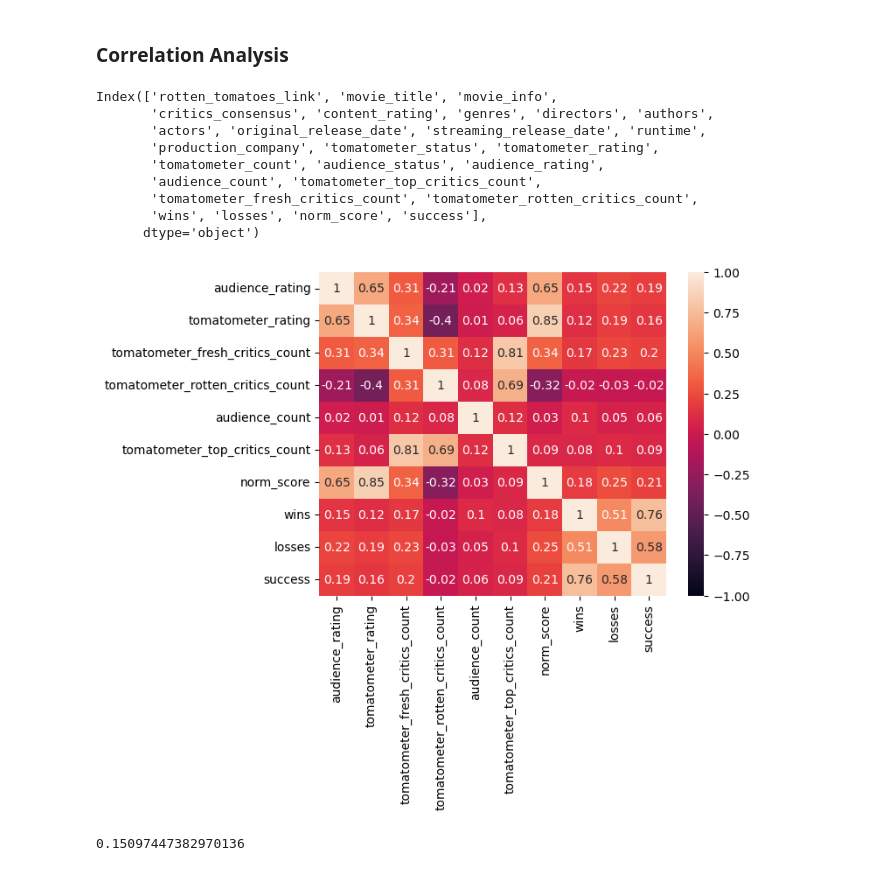
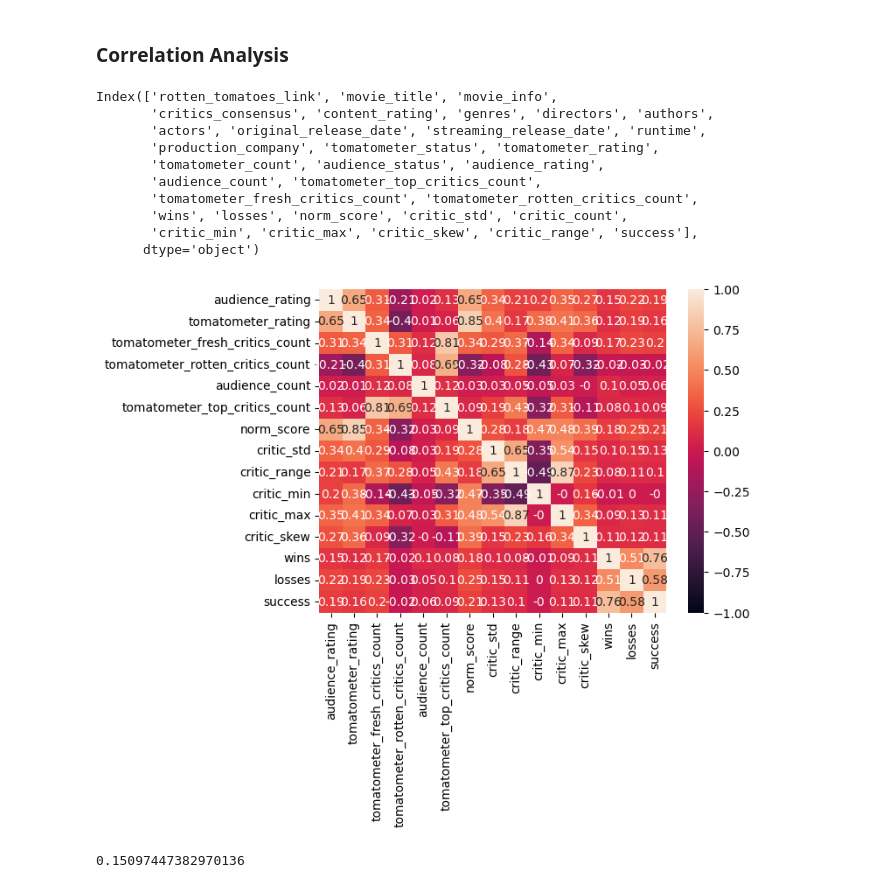
Before and after one commit to Jonathan-Alexander/DATA515-RottenTomatoesAnalysis, a Jupyter notebook: rotten_tomatoes/q2_modeling.ipynb, the cells around one changed output. Drawn from its saved outputs; the diff is of its cells as text; code cells hidden in the pictures.

Commit message:
Add scaler and critic distribution features

```diff
--- a/rotten_tomatoes/q2_modeling.ipynb
+++ b/rotten_tomatoes/q2_modeling.ipynb
@@ -170,2 +188,3 @@ cr = cr.dropna(subset = ['norm_score'])
 # %%
-avg_critic_scores = cr.groupby('rotten_tomatoes_link')['norm_score'].mean()
+avg_critic_scores = cr.groupby('rotten_tomatoes_link')['norm_score'].describe()
+avg_critic_scores.head()
@@ -172,2 +199,5 @@ avg_critic_scores = cr.groupby('rotten_tomatoes_link')['norm_score'].mean()
 # %%
-data = pd.merge(movies_with_wl, avg_critic_scores, on='rotten_tomatoes_link', how='left')
+data = pd.merge(movies_with_wl, avg_critic_scores[['mean', 'std', 'count', 'min', 'max']], on='rotten_tomatoes_link', how='left')
+data = pd.merge(data, cr.groupby('rotten_tomatoes_link')['norm_score'].skew().rename('critic_skew').abs(), on='rotten_tomatoes_link', how='left')
+data = data.rename({'mean': 'norm_score', 'std':'critic_std', 'count': 'critic_count', 'min': 'critic_min', 'max': 'critic_max'}, axis=1)
+data['critic_range'] = data.critic_max - data.critic_min
@@ -313,13 +354,14 @@ Index(['rotten_tomatoes_link', 'movie_title', 'movie_info',
        'tomatometer_count', 'audience_status', 'audience_rating',
        'audience_count', 'tomatometer_top_critics_count',
        'tomatometer_fresh_critics_count', 'tomatometer_rotten_critics_count',
-       'wins', 'losses', 'norm_score', 'success'],
+       'wins', 'losses', 'norm_score', 'critic_std', 'critic_count',
+       'critic_min', 'critic_max', 'critic_skew', 'critic_range', 'success'],
       dtype='object')
 # %%
 corr_analysis = CorrelationAnalysis(data)
-corr_analysis.plot_heatmap(['audience_rating', 'tomatometer_rating', 'tomatometer_fresh_critics_count', 'tomatometer_rotten_critics_count', 'audience_count', 'tomatometer_top_critics_count', 'norm_score', 'wins', 'losses', 'success'])
+corr_analysis.plot_heatmap(['audience_rating', 'tomatometer_rating', 'tomatometer_fresh_critics_count', 'tomatometer_rotten_critics_count', 'audience_count', 'tomatometer_top_critics_count', 'norm_score', 'critic_std', 'critic_range', 'critic_min', 'critic_max', 'critic_skew', 'wins', 'losses', 'success'])
 # %% [output]
-[figure, old version]
+[figure, new version]
 # %%
 #1. Is there correlation between audience rating and the number of Oscar awards a movie wins?
 corr_analysis.corr_coef('audience_rating', 'wins')
```
Also changed, not shown: parts of 26 cells of this notebook, 1 other file.
